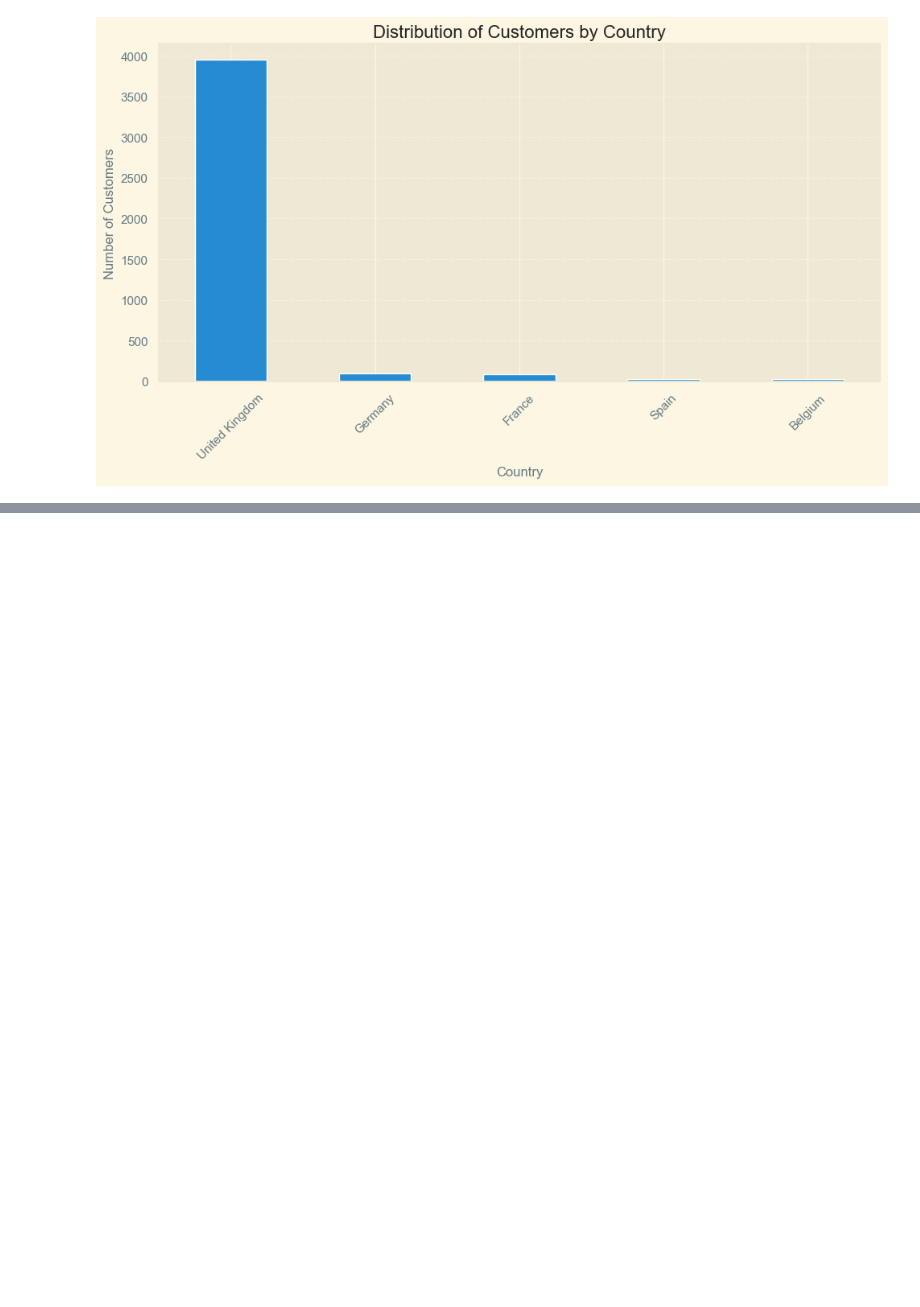
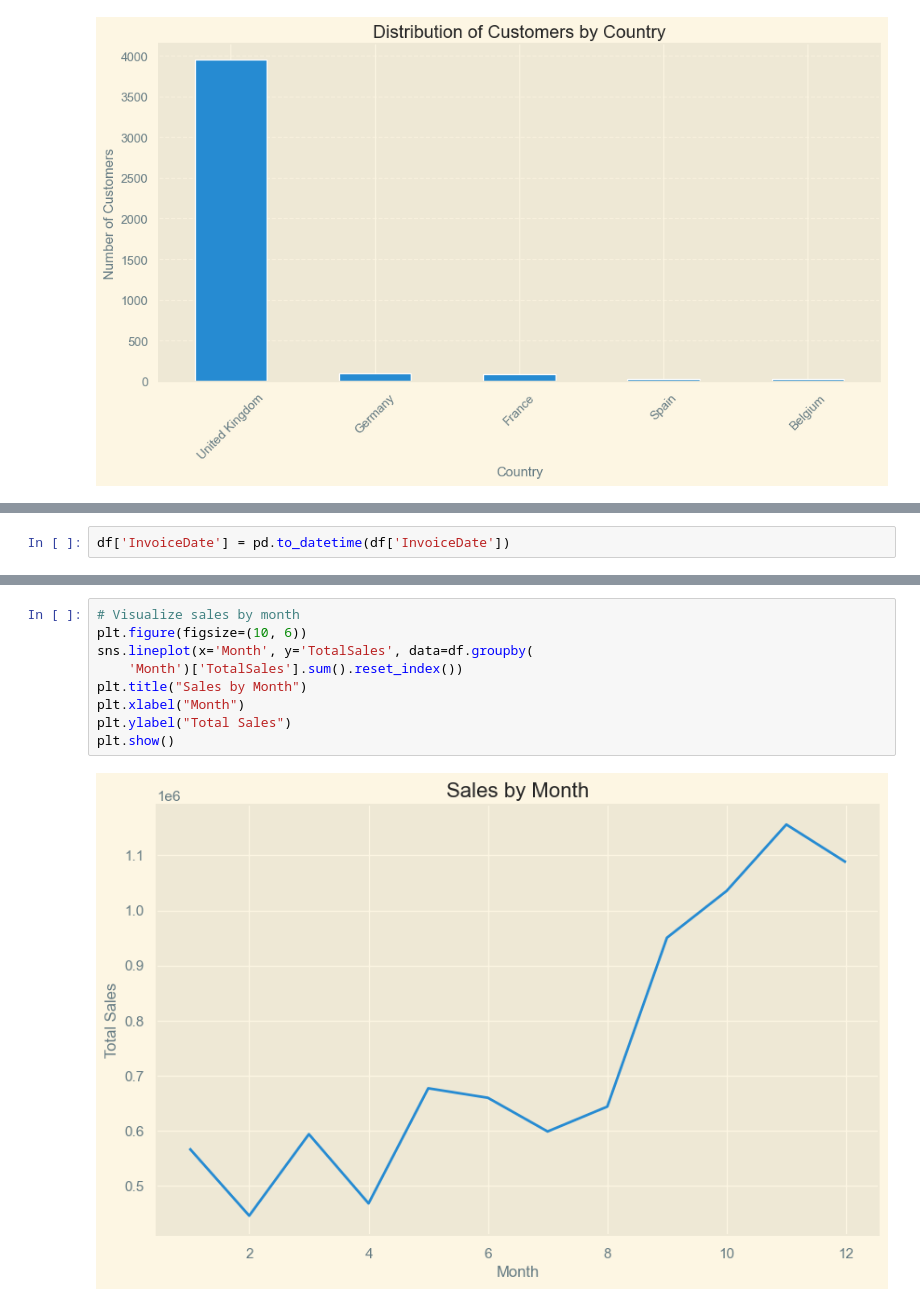
Before and after one commit to Mudhya19/Prediction-Consumers-in-Fashion-Retail, a Jupyter notebook: prediction_consumers_fashion_retail.ipynb, the cells around one changed output, grey strips where cells are left out. Cells and saved outputs as stored; diff of their text form; blank space fills up the shorter version.

```diff
--- a/prediction_consumers_fashion_retail.ipynb
+++ b/prediction_consumers_fashion_retail.ipynb
@@ -466,0 +469,2 @@ plt.show()
+# %%
+df['InvoiceDate'] = pd.to_datetime(df['InvoiceDate'])
@@ -466,0 +505,11 @@ plt.show()
+# %%
+# Visualize sales by month
+plt.figure(figsize=(10, 6))
+sns.lineplot(x='Month', y='TotalSales', data=df.groupby(
+    'Month')['TotalSales'].sum().reset_index())
+plt.title("Sales by Month")
+plt.xlabel("Month")
+plt.ylabel("Total Sales")
+plt.show()
+# %% [output]
+[figure, added]
```
Also changed, not shown: parts of 9 cells of this notebook.
